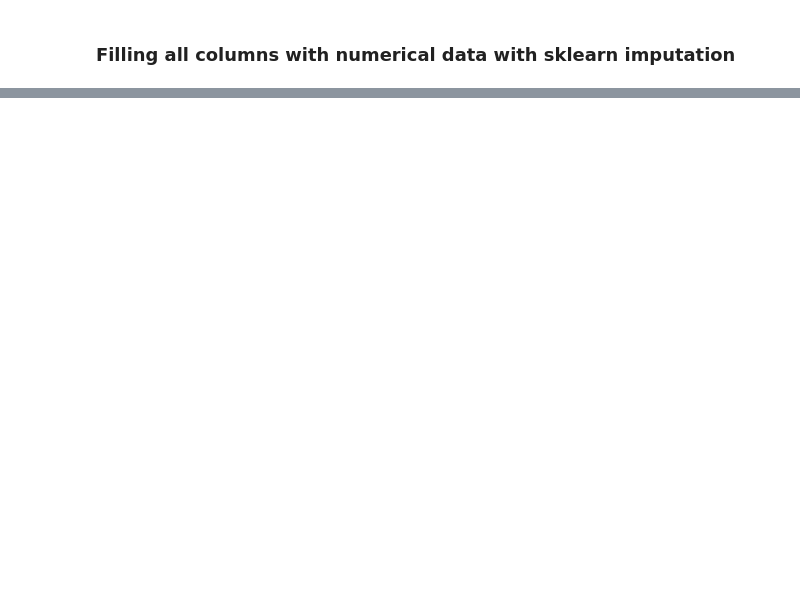
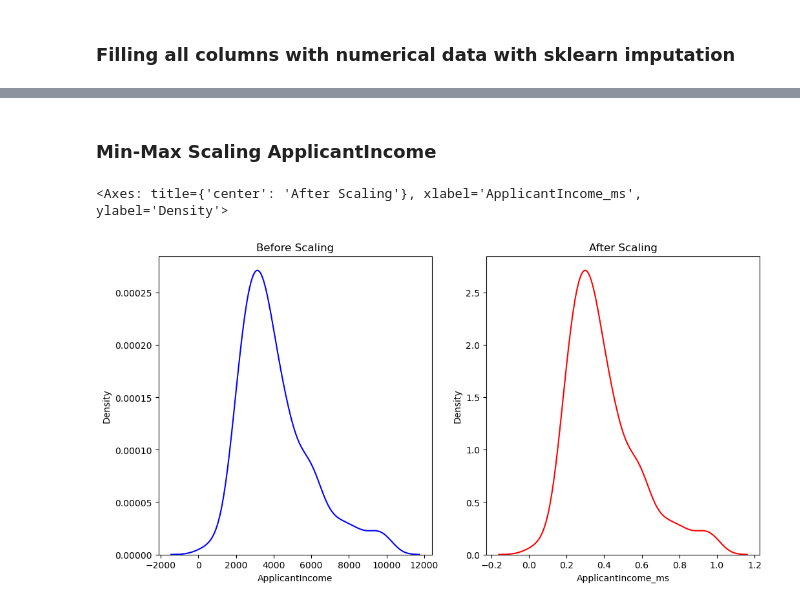
Before and after one commit to pravatn01/Loan-Data-Cleaning, a Jupyter notebook: loan_clean.ipynb, the cells around one changed output, grey strips where cells are left out. Drawn from its saved outputs; the diff is of its cells as text; code cells hidden in the pictures; blank space fills up the shorter version.

Commit message:
Min-Max Scaling ApplicantIncome

```diff
--- a/loan_clean.ipynb
+++ b/loan_clean.ipynb
@@ -347,0 +164,2 @@ plt.show()
+# %% [markdown]
+### Min-Max Scaling ApplicantIncome
@@ -347,0 +168,17 @@ plt.show()
+# %%
+ms = MinMaxScaler()
+# %%
+df[['ApplicantIncome_ms']] = ms.fit_transform(df[['ApplicantIncome']])
+# %%
+plt.figure(figsize=(12,6))
+
+plt.subplot(1,2,1)
+plt.title('Before Scaling')
+sns.kdeplot(x=df['ApplicantIncome'], color='blue')
+
+plt.subplot(1,2,2)
+plt.title('After Scaling')
+sns.kdeplot(x=df['ApplicantIncome_ms'], color='red')
+# %% [output]
+<Axes: title={'center': 'After Scaling'}, xlabel='ApplicantIncome_ms', ylabel='Density'>
+[figure, added]
```
Also changed, not shown: parts of 36 cells of this notebook.
